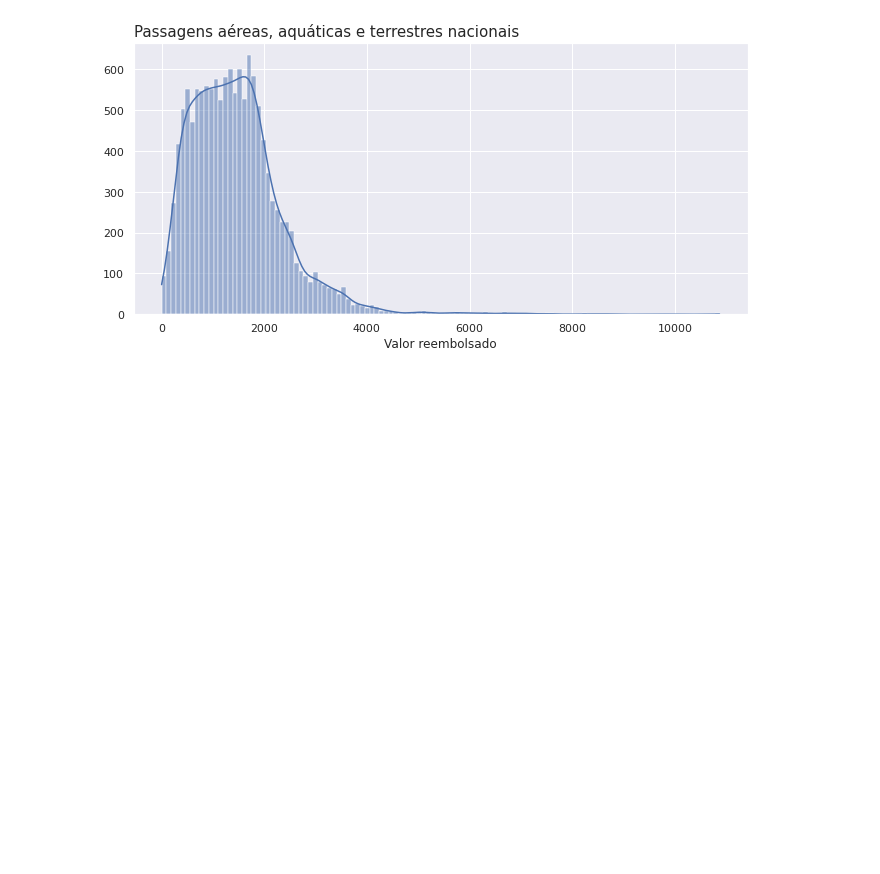
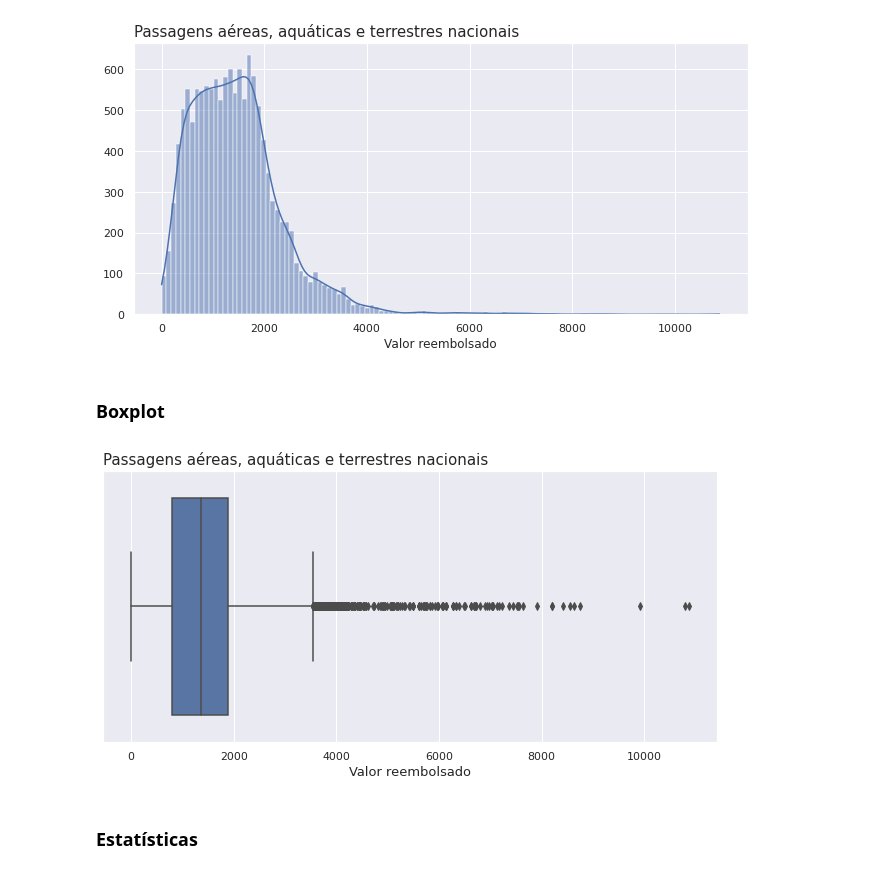
Before and after one commit to Tathy/Pesquisa-reembolsos-CEAPS, a Jupyter notebook: Pesquisa_sobre_dados_do_CEAPS.ipynb, the cells around one changed output. Cells and saved outputs as stored; diff of their text form; code cells hidden in the pictures; blank space fills up the shorter version.

Commit message:
Analise sobre despesas com passagens

```diff
--- a/Pesquisa_sobre_dados_do_CEAPS.ipynb
+++ b/Pesquisa_sobre_dados_do_CEAPS.ipynb
@@ -629,6 +628,8 @@ import numpy as np
 # %% [markdown]
 Padronização dos gráficos de barras horizontais e tratamento dos labels extensos
 # %%
+sns.set(rc={'figure.figsize':(11, 5), 'axes.facecolor':'white', 'figure.facecolor':'white'})
+
 def corta_label(label, largura_label = 50):
   label_cortada = label
   for l in range(largura_label, len(label), largura_label):
@@ -729,8 +723,6 @@ tipo_despesa = 'Contratação de consultorias, assessorias, pesquisas, trabalhos
 # %% [markdown]
 ### Histograma
 # %%
-sns.set(rc={'figure.figsize':(11, 5)})
-
 ax = sns.histplot(dados_ceaps.query('ANO >= 2019 and TIPO_DESPESA == @tipo_despesa'), x = 'VALOR_REEMBOLSADO', kde = True)
 
 ax.set(xlabel = 'Valor reembolsado', ylabel = '')
@@ -900,3 +896,17 @@ ax.set_title(f'Passagens aéreas, aquáticas e terrestres nacionais',
 plt.show()
 # %% [output]
 [figure]
+# %% [markdown]
+### Boxplot
+# %%
+ax = sns.boxplot(x = dados_ceaps.query('ANO >= 2019 and TIPO_DESPESA == @tipo_despesa')['VALOR_REEMBOLSADO'])
+
+ax.set_title('Passagens aéreas, aquáticas e terrestres nacionais',
+             fontsize = 15, horizontalalignment = 'left', x = 0)
+ax.set_xlabel('Valor reembolsado', fontsize = 13)
+
+plt.show()
+# %% [output]
+[figure, added]
+# %% [markdown]
+### Estatísticas
```
Also changed, not shown: parts of 36 cells of this notebook.
